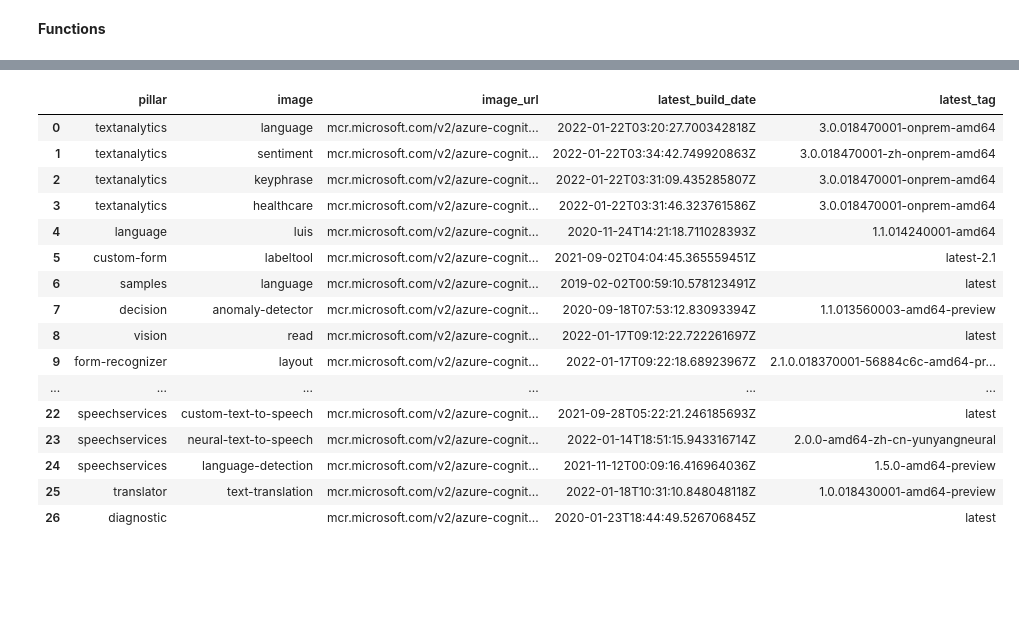
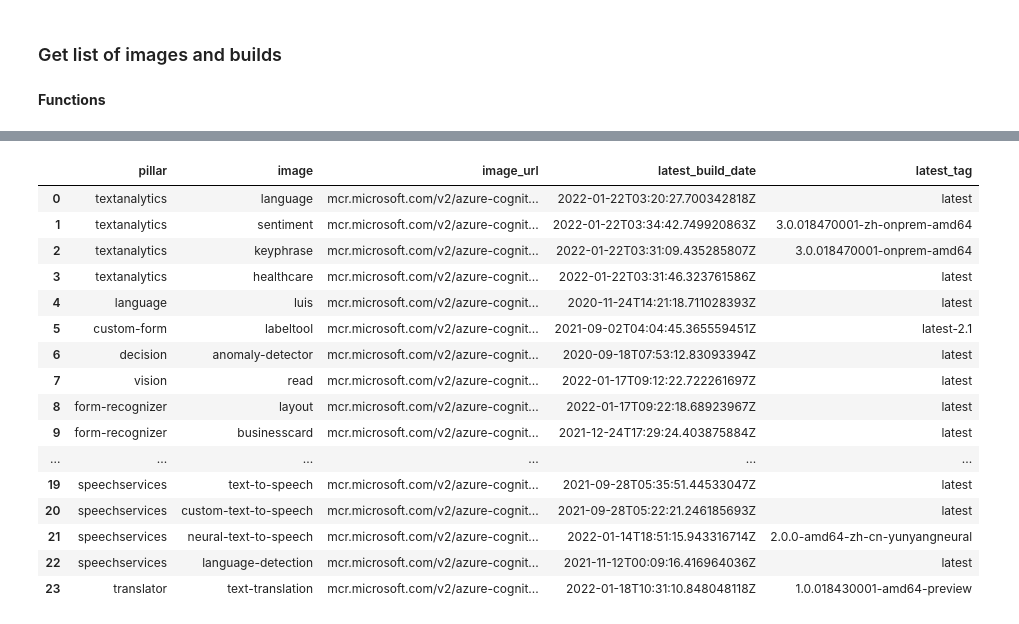
Before and after one commit to mdrakiburrahman/aks-with-rabbitmq, a Jupyter notebook: image-refresher/image-refresher.ipynb, the cells around one changed output, grey strips where cells are left out. Saved outputs shown, nothing was run; the diff lists cells and outputs as text; code cells hidden in the pictures; blank space fills up the shorter version.

```diff
--- a/image-refresher/image-refresher.ipynb
+++ b/image-refresher/image-refresher.ipynb
@@ -8,6 +8,8 @@ pd.set_option('display.max_rows', 500)
 pd.set_option('display.max_columns', 500)
 pd.set_option('display.width', None)
 pd.set_option('display.max_colwidth', None)
+# %% [markdown]
+### Get list of images and builds
 # %% [markdown]
 **Functions**
 # %%
@@ -118,23 +171,31 @@ tags_and_build_dates_df.drop(columns=['tags'], inplace=True)
 25/27 | Getting build dates for: language-detection
 26/27 | Getting build dates for: text-translation
 27/27 | Getting build dates for:
+# %%
+# Filter tags_and_build_dates_df for build dates greater than 2020-09-16T01:21:40.22121315Z - after this we get real model images
+useful_images = tags_and_build_dates_df[tags_and_build_dates_df['latest_build_date'] > '2020-09-16T01:21:40.22121315Z']
+useless_images = tags_and_build_dates_df[tags_and_build_dates_df['latest_build_date'] <= '2020-09-16T01:21:40.22121315Z']
+
+# Reset index
+useful_images.reset_index(drop=True, inplace=True)
+useless_images.reset_index(drop=True, inplace=True)
 # %%
-display(tags_and_build_dates_df)
+display(useful_images)
 # %% [output]
 |  | pillar | image | image_url | latest_build_date | latest_tag |
-| 0 | textanalytics | language | mcr.microsoft.com/v2/azure-cognit... | 2022-01-22T03:20:27.700342818Z | 3.0.018470001-onprem-amd64 |
+| 0 | textanalytics | language | mcr.microsoft.com/v2/azure-cognit... | 2022-01-22T03:20:27.700342818Z | latest |
 | 1 | textanalytics | sentiment | mcr.microsoft.com/v2/azure-cognit... | 2022-01-22T03:34:42.749920863Z | 3.0.018470001-zh-onprem-amd64 |
 | 2 | textanalytics | keyphrase | mcr.microsoft.com/v2/azure-cognit... | 2022-01-22T03:31:09.435285807Z | 3.0.018470001-onprem-amd64 |
-| 3 | textanalytics | healthcare | mcr.microsoft.com/v2/azure-cognit... | 2022-01-22T03:31:46.323761586Z | 3.0.018470001-onprem-amd64 |
-| 4 | language | luis | mcr.microsoft.com/v2/azure-cognit... | 2020-11-24T14:21:18.711028393Z | 1.1.014240001-amd64 |
+| 3 | textanalytics | healthcare | mcr.microsoft.com/v2/azure-cognit... | 2022-01-22T03:31:46.323761586Z | latest |
+| 4 | language | luis | mcr.microsoft.com/v2/azure-cognit... | 2020-11-24T14:21:18.711028393Z | latest |
 | 5 | custom-form | labeltool | mcr.microsoft.com/v2/azure-cognit... | 2021-09-02T04:04:45.365559451Z | latest-2.1 |
-| 6 | samples | language | mcr.microsoft.com/v2/azure-cognit... | 2019-02-02T00:59:10.578123491Z | latest |
-| 7 | decision | anomaly-detector | mcr.microsoft.com/v2/azure-cognit... | 2020-09-18T07:53:12.83093394Z | 1.1.013560003-amd64-preview |
-| 8 | vision | read | mcr.microsoft.com/v2/azure-cognit... | 2022-01-17T09:12:22.722261697Z | latest |
-| 9 | form-recognizer | layout | mcr.microsoft.com/v2/azure-cognit... | 2022-01-17T09:22:18.68923967Z | 2.1.0.018370001-56884c6c-amd64-pr... |
+| 6 | decision | anomaly-detector | mcr.microsoft.com/v2/azure-cognit... | 2020-09-18T07:53:12.83093394Z | latest |
+| 7 | vision | read | mcr.microsoft.com/v2/azure-cognit... | 2022-01-17T09:12:22.722261697Z | latest |
+| 8 | form-recognizer | layout | mcr.microsoft.com/v2/azure-cognit... | 2022-01-17T09:22:18.68923967Z | latest |
+| 9 | form-recognizer | businesscard | mcr.microsoft.com/v2/azure-cognit... | 2021-12-24T17:29:24.403875884Z | latest |
 | ... | ... | ... | ... | ... | ... |
-| 22 | speechservices | custom-text-to-speech | mcr.microsoft.com/v2/azure-cognit... | 2021-09-28T05:22:21.246185693Z | latest |
-| 23 | speechservices | neural-text-to-speech | mcr.microsoft.com/v2/azure-cognit... | 2022-01-14T18:51:15.943316714Z | 2.0.0-amd64-zh-cn-yunyangneural |
-| 24 | speechservices | language-detection | mcr.microsoft.com/v2/azure-cognit... | 2021-11-12T00:09:16.416964036Z | 1.5.0-amd64-preview |
-| 25 | translator | text-translation | mcr.microsoft.com/v2/azure-cognit... | 2022-01-18T10:31:10.848048118Z | 1.0.018430001-amd64-preview |
-| 26 | diagnostic |  | mcr.microsoft.com/v2/azure-cognit... | 2020-01-23T18:44:49.526706845Z | latest |
+| 19 | speechservices | text-to-speech | mcr.microsoft.com/v2/azure-cognit... | 2021-09-28T05:35:51.44533047Z | latest |
+| 20 | speechservices | custom-text-to-speech | mcr.microsoft.com/v2/azure-cognit... | 2021-09-28T05:22:21.246185693Z | latest |
+| 21 | speechservices | neural-text-to-speech | mcr.microsoft.com/v2/azure-cognit... | 2022-01-14T18:51:15.943316714Z | 2.0.0-amd64-zh-cn-yunyangneural |
+| 22 | speechservices | language-detection | mcr.microsoft.com/v2/azure-cognit... | 2021-11-12T00:09:16.416964036Z | latest |
+| 23 | translator | text-translation | mcr.microsoft.com/v2/azure-cognit... | 2022-01-18T10:31:10.848048118Z | 1.0.018430001-amd64-preview |
```
Also changed, not shown: parts of 8 cells of this notebook, 1 other file.
